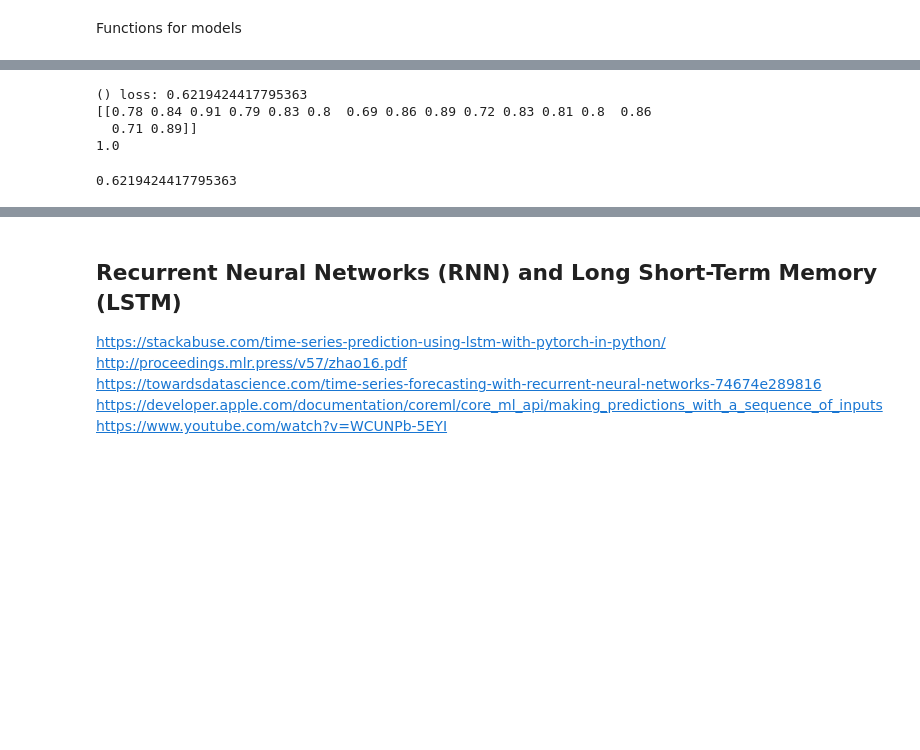
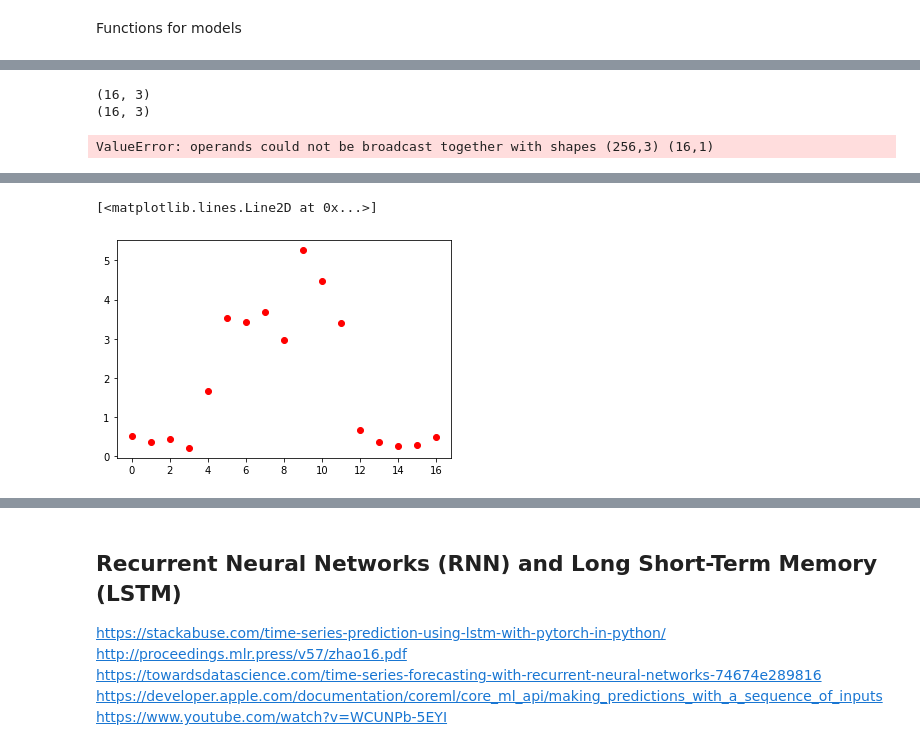
Before and after one commit to MarBry111/Forecast_Election_Poland, a Jupyter notebook: NN_with_pytorch.ipynb, the cells around one changed output, grey strips where cells are left out. Drawn from its saved outputs; the diff is of its cells as text; code cells hidden in the pictures; blank space fills up the shorter version.

Commit message:
changes in nn model

```diff
--- a/NN_with_pytorch.ipynb
+++ b/NN_with_pytorch.ipynb
@@ -75,9 +76,9 @@ with open('wojew_neighbours.pkl', 'rb') as f:
 ## Use 2 approaches to estimate date from years without elections
 # %%
 #party_in_region(df_vote, df_poll)
-par_in_reg_list = [vote_list[0]]
+par_in_reg_list = [vote_list[0].iloc[:,:-1]]
 #region_in_party(df_vote, df_poll)
-reg_in_par_list = [vote_list[0]]
+reg_in_par_list = [vote_list[0].iloc[:,:-1]]
 for pool in pool_data_middle[1:].iterrows():
     if int(pool[0]) < 2005: df_vote = vote_list[0]
     elif int(pool[0]) < 2007: df_vote = vote_list[1]
@@ -86,12 +87,12 @@ for pool in pool_data_middle[1:].iterrows():
     elif int(pool[0]) < 2019: df_vote = vote_list[4]
     else: df_vote = vote_list[5]
 
-    par_in_reg_list.append(party_in_region(df_vote, pool[1]))
-    reg_in_par_list.append(region_in_party(df_vote, pool[1]))
+    par_in_reg_list.append(party_in_region(df_vote.iloc[:,:-1], pool[1]))
+    reg_in_par_list.append(region_in_party(df_vote.iloc[:,:-1], pool[1]))
 # %%
 for vl, i in zip(vote_list.copy(),[0,4,6,10,14,18]):
-    par_in_reg_list[i] = vl
-    reg_in_par_list[i] = vl
+    par_in_reg_list[i] = vl.iloc[:,:-1]
+    reg_in_par_list[i] = vl.iloc[:,:-1]
 # %% [markdown]
 ## Prepare input (X) (parameters which we will multiply)
 Input - wagi, <br>
@@ -246,3 +240,26 @@ ap.shape
+# %%
+for epoch in range(10**3):
+    shuffle_i = np.arange(X.shape[0])
+    np.random.shuffle(shuffle_i)
+    loss_p = 0
+    for i in shuffle_i:
+        grad = grad_percent(ap,X[i])#.reshape(18,16,3)
+        #grad = np.sum(grad, axis=0)
+        ap = ap - step*grad
+
+        #if epoch%50==0:
+        #    if np.sum((model_percent(ap,X) - Y.reshape(-1,1))**2) < loss_p: step *= (1+beta)
+        #    else: step /= (1-beta)
+
+        loss_p += np.sum((model_percent(ap,X[i]) - Y[i].reshape(-1,1))**2)
+
+    if epoch%100==0:
+        print('loss sum:',loss_p)
+ap.shape
+# %% [output]
+(16, 3)
+(16, 3)
+ValueError: operands could not be broadcast together with shapes (256,3) (16,1)
 # %%
 if(False):
     for epoch in range(10**(3)):
@@ -281,20 +298,17 @@ def prepare_input(y):
 # %%
 def model(a,x,Y):
     y = Y[0]
-    loss = 0
+    loss = []
+    out = np.zeros(Y.shape)
+    out[0] = y
     for year in range(1,X.shape[0]):
         xi = prepare_input(y)
         y = model_percent(a,xi)
-        loss += np.sum((y - Y[year])**2)
+        loss.append(np.sum((y - Y[year])**2))
         print(y.shape,'loss:', np.sum((y - Y[year])**2))
-        print(np.round(Y[year].T,2))
-        print(np.round(y.T,2))
-        return loss
+        out[year] = y
+    return loss, out
-# %%
-model(ap,X,Y)
-# %% [output]
-() loss: 0.6219424417795363
-[[0.78 0.84 0.91 0.79 0.83 0.8  0.69 0.86 0.89 0.72 0.83 0.81 0.8  0.86
-  0.71 0.89]]
-1.0
-0.6219424417795363
+# %%
+l, o = model(ap,X,Y)
+plt.plot(l,'ro')
+# %% [output]
@@ -301,3 +332,5 @@ model(ap,X,Y)
+[<matplotlib.lines.Line2D at 0x...>]
+[figure, added]
 # %%
 ap
 # %% [output]
```
Also changed, not shown: parts of 9 cells of this notebook.
